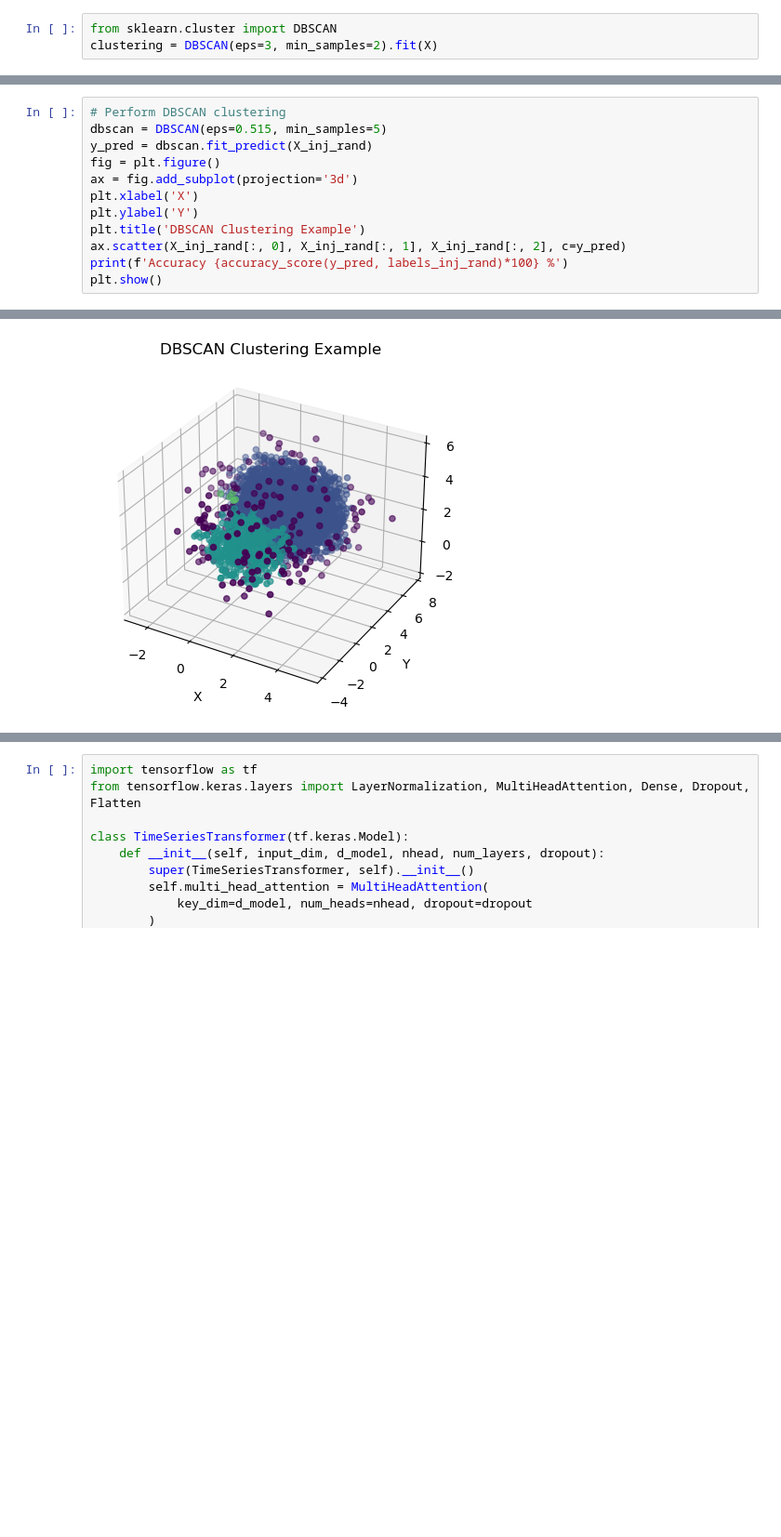
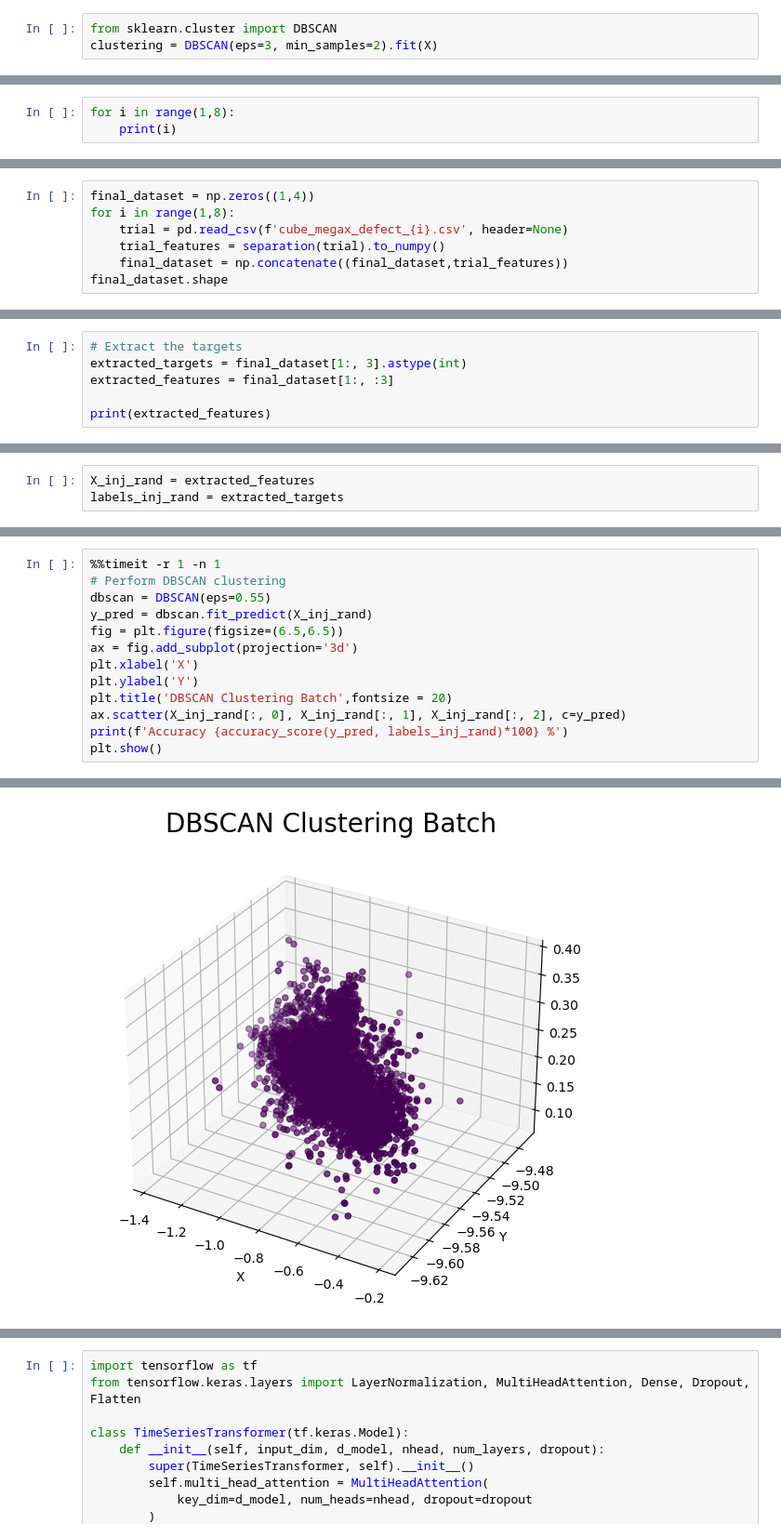
Before and after one commit to BorisOskolkov/Anomaly-detection, a Jupyter notebook: Anomaly detection.ipynb, the cells around one changed output, grey strips where cells are left out. Shown at 93% size. Drawn from its saved outputs; the diff is of its cells as text; blank space fills up the shorter version.

```diff
--- a/Anomaly detection.ipynb
+++ b/Anomaly detection.ipynb
@@ -556,0 +570,3 @@ plt.hist(init_prediction);
+# %%
+for i in range(1,8):
+    print(i)
@@ -556,0 +581,7 @@ plt.hist(init_prediction);
+# %%
+final_dataset = np.zeros((1,4))
+for i in range(1,8):
+    trial = pd.read_csv(f'cube_megax_defect_{i}.csv', header=None)
+    trial_features = separation(trial).to_numpy()
+    final_dataset = np.concatenate((final_dataset,trial_features))
+final_dataset.shape
@@ -556,0 +607,6 @@ plt.hist(init_prediction);
+# %%
+# Extract the targets
+extracted_targets = final_dataset[1:, 3].astype(int)
+extracted_features = final_dataset[1:, :3]
+
+print(extracted_features)
@@ -578,0 +645,3 @@ plt.show()
+# %%
+X_inj_rand = extracted_features
+labels_inj_rand = extracted_targets
@@ -612,12 +691,13 @@ Accuracy 91.98181818181818 %
 # %%
+%%timeit -r 1 -n 1
 # Perform DBSCAN clustering
-dbscan = DBSCAN(eps=0.515, min_samples=5)
+dbscan = DBSCAN(eps=0.55)
 y_pred = dbscan.fit_predict(X_inj_rand)
-fig = plt.figure()
+fig = plt.figure(figsize=(6.5,6.5))
 ax = fig.add_subplot(projection='3d')
 plt.xlabel('X')
 plt.ylabel('Y')
-plt.title('DBSCAN Clustering Example')
+plt.title('DBSCAN Clustering Batch',fontsize = 20)
 ax.scatter(X_inj_rand[:, 0], X_inj_rand[:, 1], X_inj_rand[:, 2], c=y_pred)
 print(f'Accuracy {accuracy_score(y_pred, labels_inj_rand)*100} %')
 plt.show()
@@ -626 +706 @@ Accuracy 95.92727272727272 %
-[figure, old version]
+[figure, new version]
```
Also changed, not shown: parts of 60 cells of this notebook, 8 other files.
